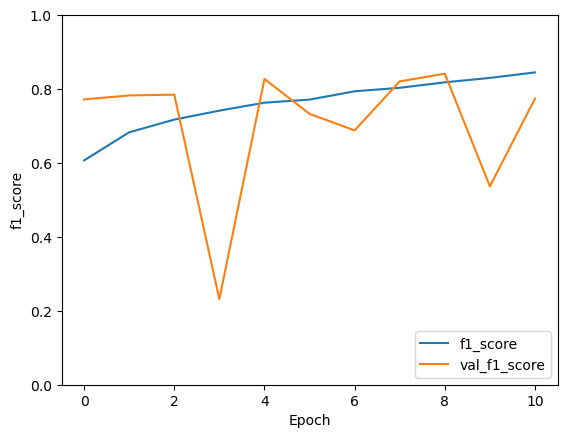
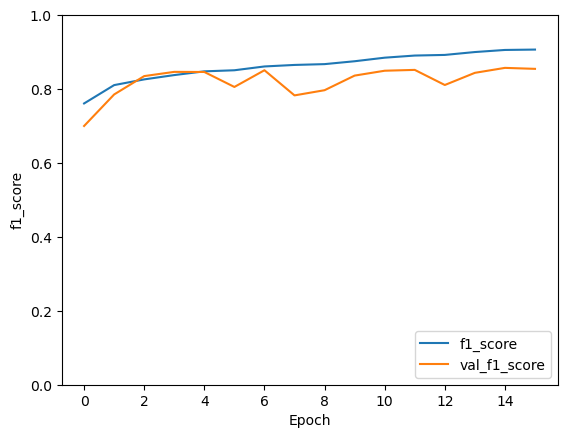
The notebook cell's code change between the first figure and the second:
--- before
+++ after
@@ -1,4 +1,4 @@
-plt.plot(worse_history.history['f1_score'], label='f1_score')
-plt.plot(worse_history.history['val_f1_score'], label = 'val_f1_score')
+plt.plot(best_history.history['f1_score'], label='f1_score')
+plt.plot(best_history.history['val_f1_score'], label = 'val_f1_score')
 plt.xlabel('Epoch')
 plt.ylabel('f1_score')
@@ -6,3 +6,3 @@
 plt.legend(loc='lower right')
 
-test_loss, test_acc = worse_model.evaluate(x_te_frog, y_te_frog, verbose=2)
+test_loss, test_acc = best_model.evaluate(x_te_frog, y_te_frog, verbose=2)

Commit: tekstendring